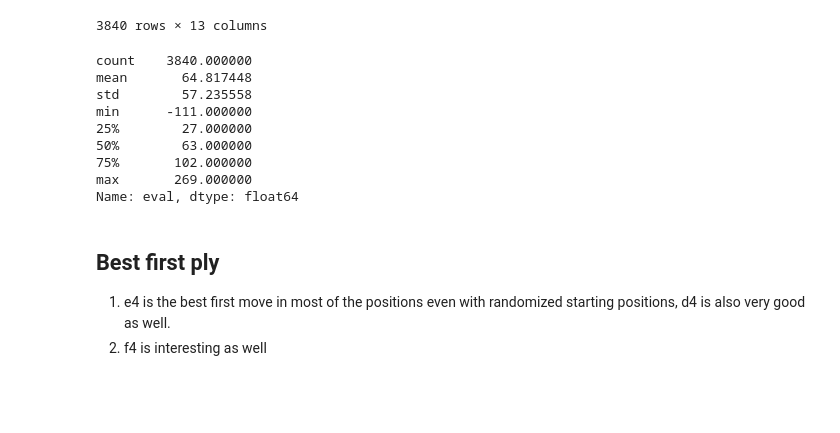
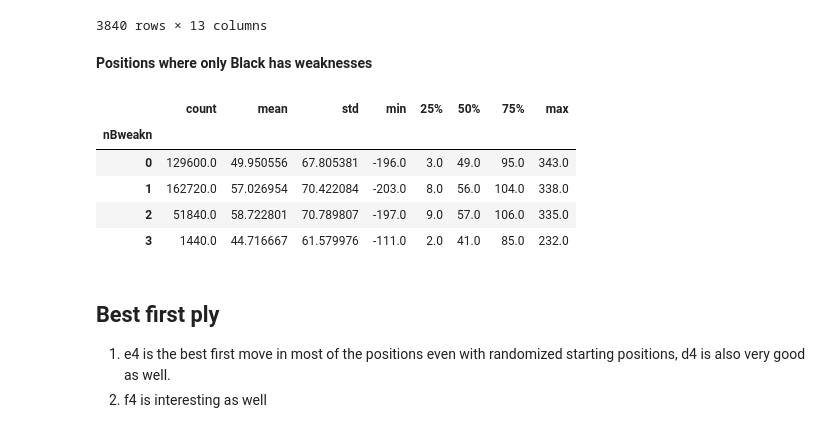
Before and after one commit to Arminius4/double-chess960-fairness, a Jupyter notebook: Fairness analysis of Double Chess960 (DFRC).ipynb, the cells around one changed output. Cells and saved outputs as stored; diff of their text form; code cells hidden in the pictures; blank space fills up the shorter version.

Commit message:
Add analysis of fairness when only Black has pawn weaknesses

```diff
--- a/Fairness analysis of Double Chess960 (DFRC).ipynb
+++ b/Fairness analysis of Double Chess960 (DFRC).ipynb
@@ -288,18 +288,17 @@ evals_table.loc[evals_table['nWweakn'] == 3]
 | 862078 | rkrnnbbq/pppppppp/8/8/8/8/PPPPPPP... | 2 | 43 | 918 | 39 | 4.221 | 1683360 | 20 | 1. b3 f6 2. f4 e5 3. fxe5 Ba3+ 4.... | BRKBQRNN | rkrnnbbq | ... |
 | 862079 | rkrnnqbb/pppppppp/8/8/8/8/PPPPPPP... | 27 | 72 | 905 | 23 | 2.114 | 858021 | 20 | 1. b3 f6 2. e4 g6 3. Bg4 e6 4. f4... | BRKBQRNN | rkrnnqbb | ... |
 3840 rows × 13 columns
+# %% [markdown]
+**Positions where only Black has weaknesses**
 # %%
-evals_table.loc[evals_table['nWweakn'] == 3]['eval'].describe()
+evals_table.loc[(evals_table['nWweakn'] == 0)].groupby('nBweakn')['eval'].describe()
 # %% [output]
-count    3840.000000
-mean       64.817448
-std        57.235558
-min      -111.000000
-25%        27.000000
-50%        63.000000
-75%       102.000000
-max       269.000000
-Name: eval, dtype: float64
+|  | count | mean | std | min | 25% | 50% | 75% | max |
+| nBweakn |  |  |  |  |  |  |  |  |
+| 0 | 129600.0 | 49.950556 | 67.805381 | -196.0 | 3.0 | 49.0 | 95.0 | 343.0 |
+| 1 | 162720.0 | 57.026954 | 70.422084 | -203.0 | 8.0 | 56.0 | 104.0 | 338.0 |
+| 2 | 51840.0 | 58.722801 | 70.789807 | -197.0 | 9.0 | 57.0 | 106.0 | 335.0 |
+| 3 | 1440.0 | 44.716667 | 61.579976 | -111.0 | 2.0 | 41.0 | 85.0 | 232.0 |
 # %% [markdown]
 ## Best first ply
 1. e4 is the best first move in most of the positions even with randomized starting positions, d4 is also very good as well.
```
